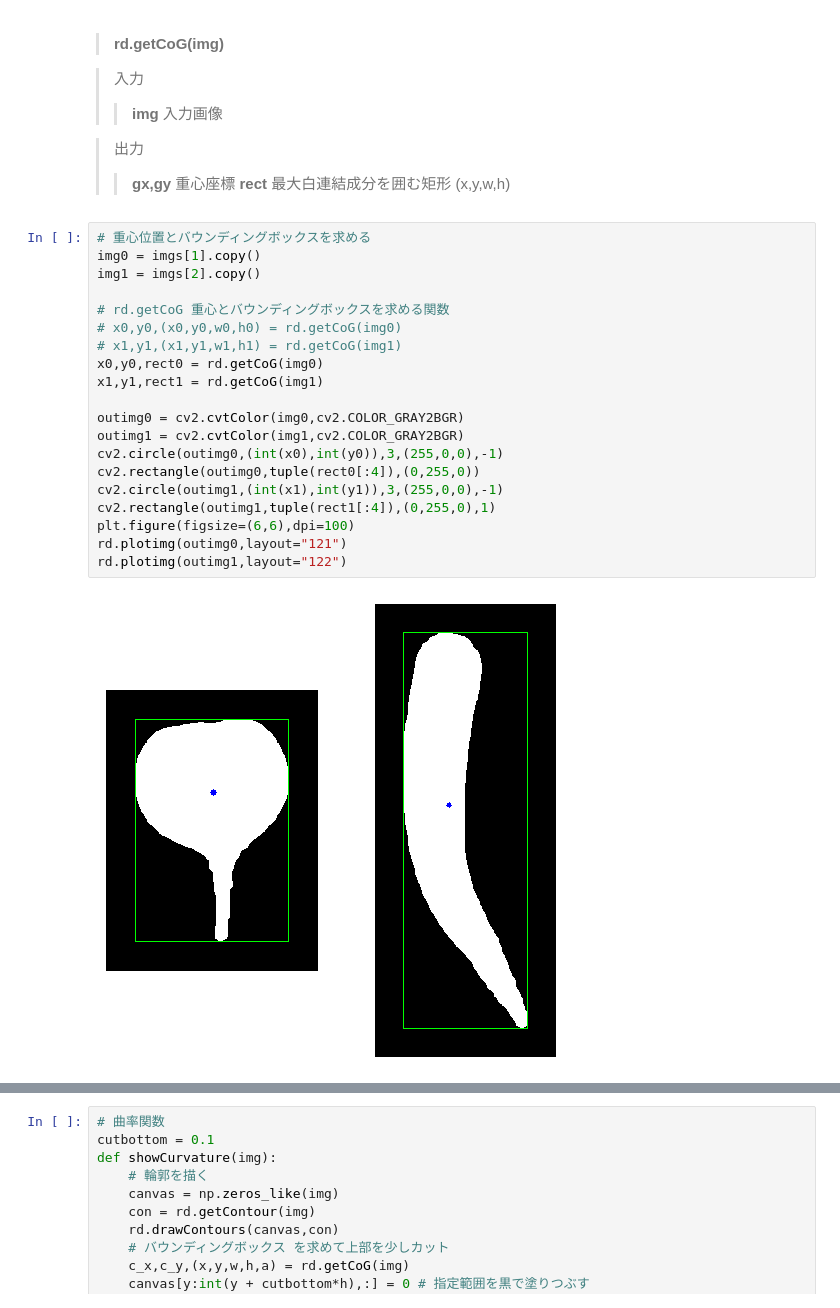
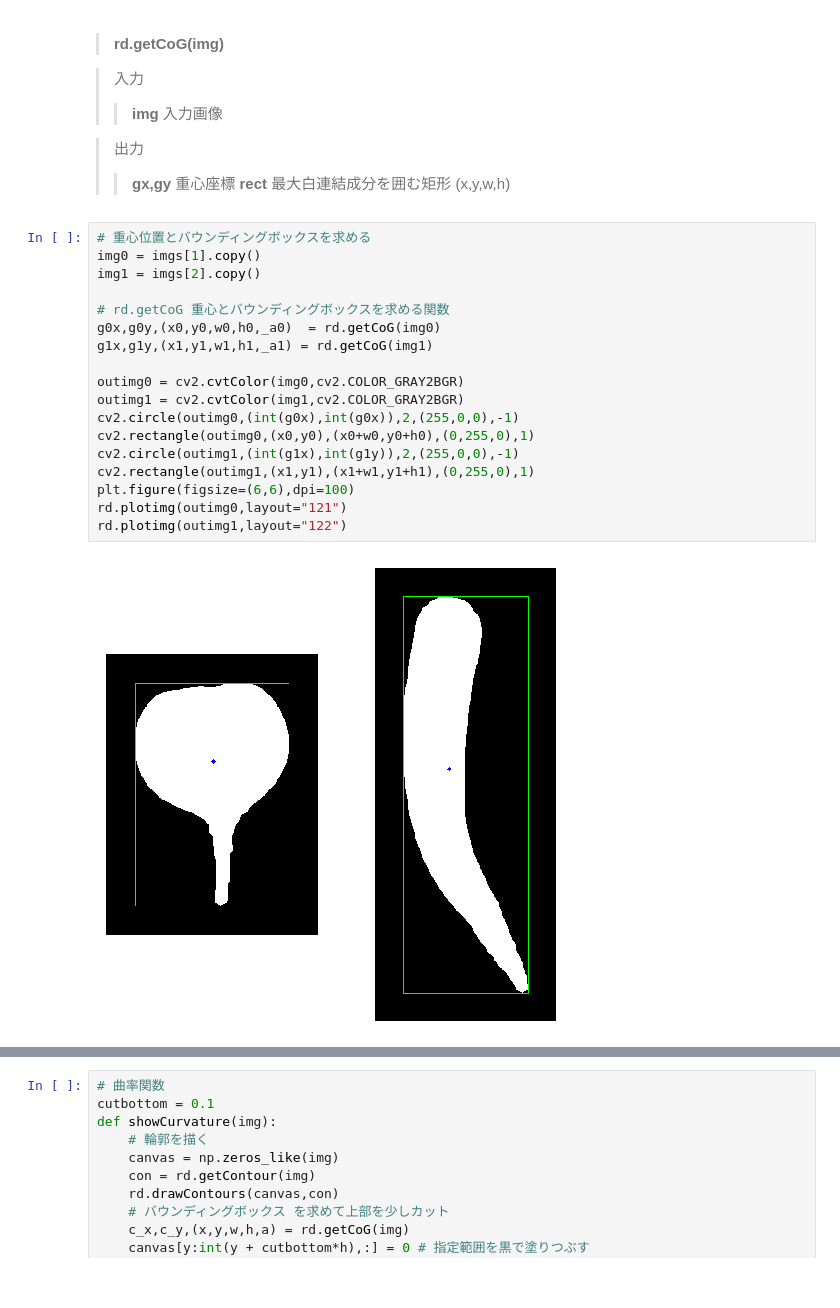
Before and after one commit to iciromaco/RadiShLab, a Jupyter notebook: N005_輪郭線の自動分割.ipynb, the cells around one changed output, grey strips where cells are left out. Cells and saved outputs as stored; diff of their text form.

```diff
--- a/N005_輪郭線の自動分割.ipynb
+++ b/N005_輪郭線の自動分割.ipynb
@@ -92,25 +92,23 @@ rd.makethumbnail(NSilF) # 正規化したシルエット画像
 # %%
 # 重心位置とバウンディングボックスを求める
 img0 = imgs[1].copy()
 img1 = imgs[2].copy()
 
 # rd.getCoG 重心とバウンディングボックスを求める関数
-# x0,y0,(x0,y0,w0,h0) = rd.getCoG(img0)
-# x1,y1,(x1,y1,w1,h1) = rd.getCoG(img1)
-x0,y0,rect0 = rd.getCoG(img0)
-x1,y1,rect1 = rd.getCoG(img1)
+g0x,g0y,(x0,y0,w0,h0,_a0)  = rd.getCoG(img0)
+g1x,g1y,(x1,y1,w1,h1,_a1) = rd.getCoG(img1)
 
 outimg0 = cv2.cvtColor(img0,cv2.COLOR_GRAY2BGR)
 outimg1 = cv2.cvtColor(img1,cv2.COLOR_GRAY2BGR)
-cv2.circle(outimg0,(int(x0),int(y0)),3,(255,0,0),-1)
-cv2.rectangle(outimg0,tuple(rect0[:4]),(0,255,0))
-cv2.circle(outimg1,(int(x1),int(y1)),3,(255,0,0),-1)
-cv2.rectangle(outimg1,tuple(rect1[:4]),(0,255,0),1)
+cv2.circle(outimg0,(int(g0x),int(g0x)),2,(255,0,0),-1)
+cv2.rectangle(outimg0,(x0,y0),(x0+w0,y0+h0),(0,255,0),1)
+cv2.circle(outimg1,(int(g1x),int(g1y)),2,(255,0,0),-1)
+cv2.rectangle(outimg1,(x1,y1),(x1+w1,y1+h1),(0,255,0),1)
 plt.figure(figsize=(6,6),dpi=100)
 rd.plotimg(outimg0,layout="121")
 rd.plotimg(outimg1,layout="122")
 # %% [output]
-[figure, old version]
+[figure, new version]
 # %% [markdown]
 ### 下端
 図でわかるように、意識的に個体を縦置きで撮影してあるなら、下端はほとんどの場合はシルエットの画素の中で最も下の点というルールで決めても問題なさそうではある。ただし、末端の曲がりが大きすぎて上を向いているような場合もありえるので、そのような個体は例外処理しないといけない。
```
Also changed, not shown: parts of 9 cells of this notebook, 2 other files.
